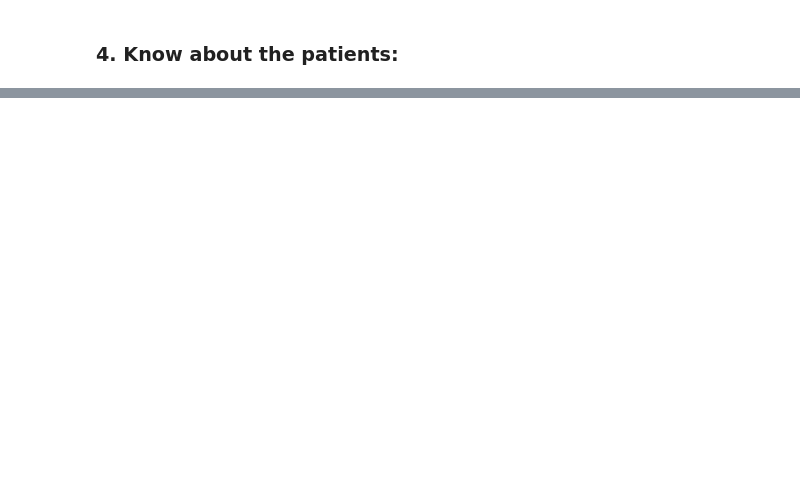
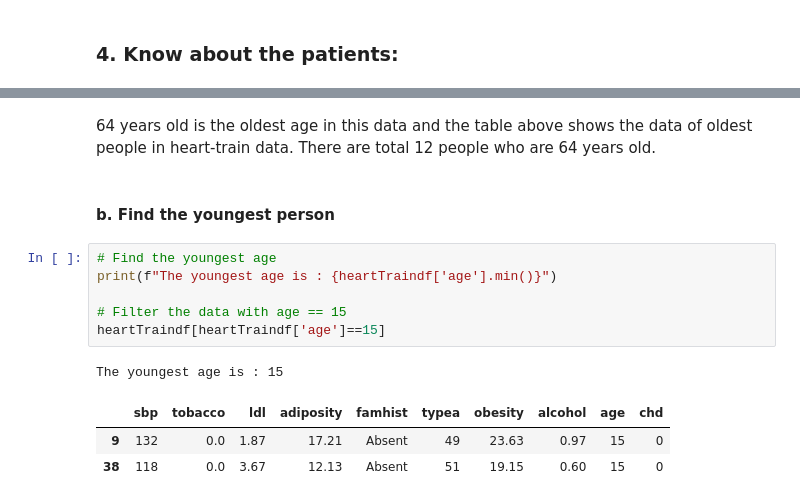
Before and after one commit to sgwlee96/SJSU, a Jupyter notebook: DATA220/Lab1/Lab1.ipynb, the cells around one changed output, grey strips where cells are left out. Saved outputs shown, nothing was run; the diff lists cells and outputs as text; blank space fills up the shorter version.

```diff
--- a/DATA220/Lab1/Lab1.ipynb
+++ b/DATA220/Lab1/Lab1.ipynb
@@ -170,0 +199,15 @@ dtype: int64
+# %% [markdown]
+64 years old is the oldest age in this data and the table above shows the data of oldest people in heart-train data. There are total 12 people who are 64 years old.
+# %% [markdown]
+#### b. Find the youngest person
+# %%
+# Find the youngest age
+print(f"The youngest age is : {heartTraindf['age'].min()}")
+
+# Filter the data with age == 15
+heartTraindf[heartTraindf['age']==15]
+# %% [output]
+The youngest age is : 15
+|  | sbp | tobacco | ldl | adiposity | famhist | typea | obesity | alcohol | age | chd |
+| 9 | 132 | 0.0 | 1.87 | 17.21 | Absent | 49 | 23.63 | 0.97 | 15 | 0 |
+| 38 | 118 | 0.0 | 3.67 | 12.13 | Absent | 51 | 19.15 | 0.60 | 15 | 0 |
```
Also changed, not shown: parts of 14 cells of this notebook, 1 other file.
